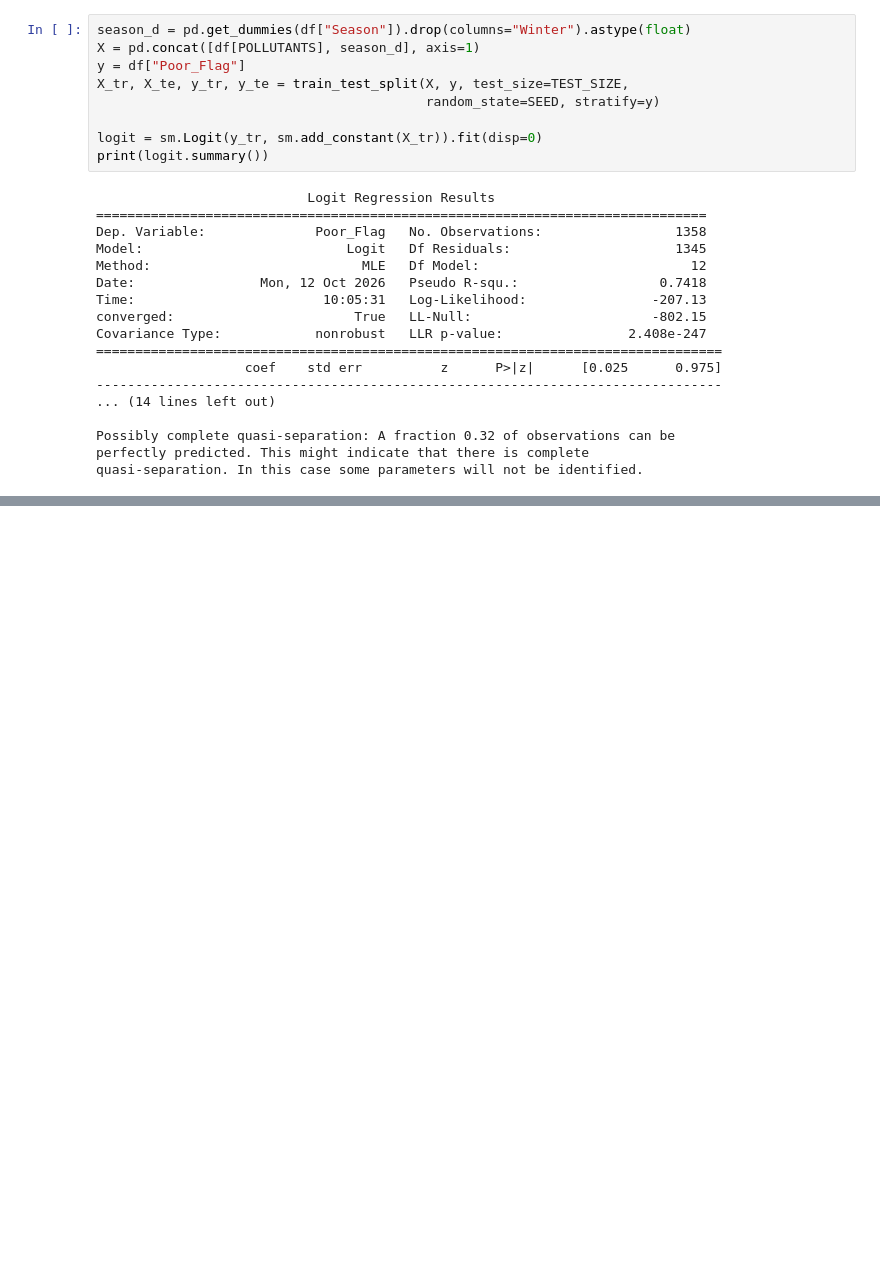
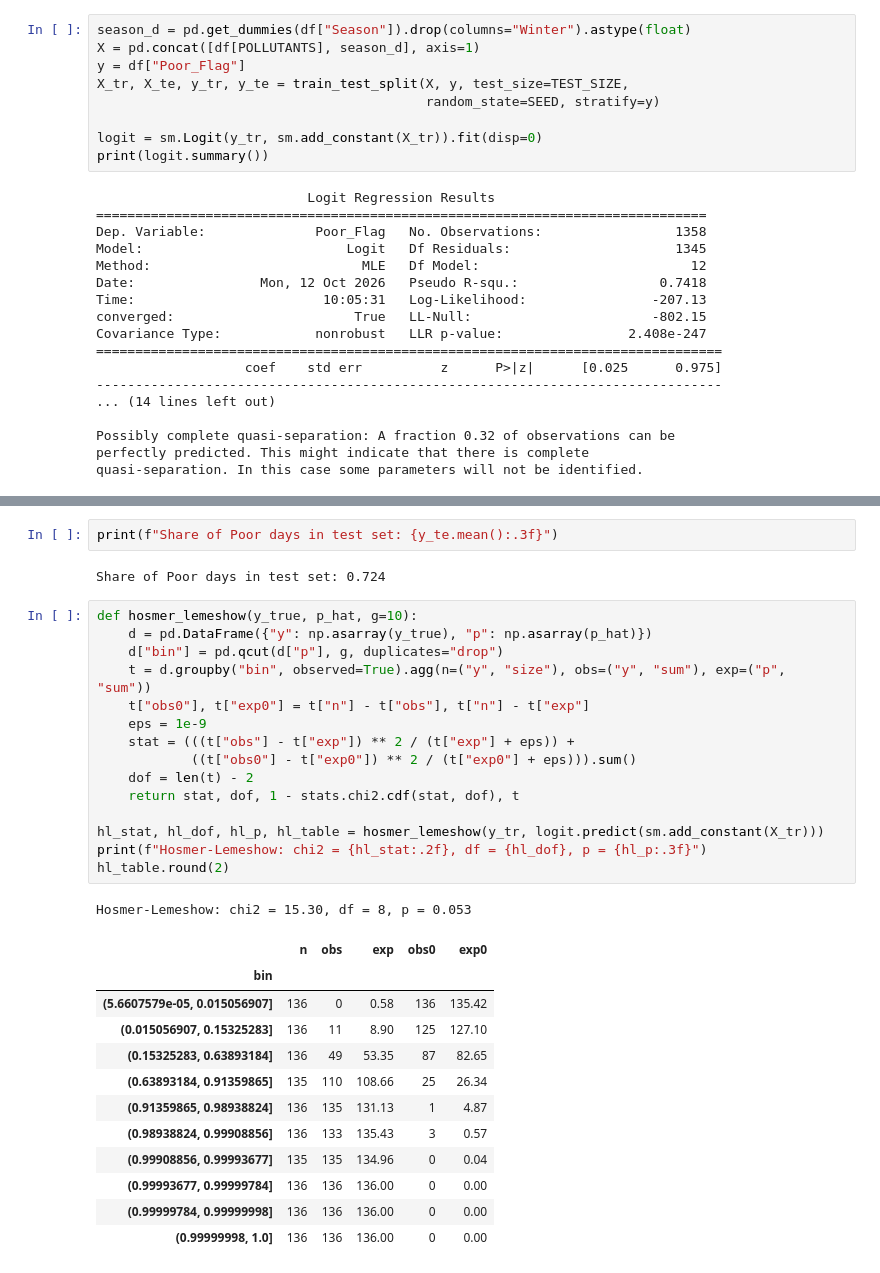
Before and after one commit to forgeth2006/aqi-predictive-analytics, a Jupyter notebook: notebooks/04_classification.ipynb, the cells around one changed output, grey strips where cells are left out. Cells and saved outputs as stored; diff of their text form; blank space fills up the shorter version.

```diff
--- a/notebooks/04_classification.ipynb
+++ b/notebooks/04_classification.ipynb
@@ -61,0 +76,33 @@ quasi-separation. In this case some parameters will not be identified.
+# %%
+print(f"Share of Poor days in test set: {y_te.mean():.3f}")
+# %% [output]
+Share of Poor days in test set: 0.724
+# %%
+def hosmer_lemeshow(y_true, p_hat, g=10):
+    d = pd.DataFrame({"y": np.asarray(y_true), "p": np.asarray(p_hat)})
+    d["bin"] = pd.qcut(d["p"], g, duplicates="drop")
+    t = d.groupby("bin", observed=True).agg(n=("y", "size"), obs=("y", "sum"), exp=("p", "sum"))
+    t["obs0"], t["exp0"] = t["n"] - t["obs"], t["n"] - t["exp"]
+    eps = 1e-9
+    stat = (((t["obs"] - t["exp"]) ** 2 / (t["exp"] + eps)) +
+            ((t["obs0"] - t["exp0"]) ** 2 / (t["exp0"] + eps))).sum()
+    dof = len(t) - 2
+    return stat, dof, 1 - stats.chi2.cdf(stat, dof), t
+
+hl_stat, hl_dof, hl_p, hl_table = hosmer_lemeshow(y_tr, logit.predict(sm.add_constant(X_tr)))
+print(f"Hosmer-Lemeshow: chi2 = {hl_stat:.2f}, df = {hl_dof}, p = {hl_p:.3f}")
+hl_table.round(2)
+# %% [output]
+Hosmer-Lemeshow: chi2 = 15.30, df = 8, p = 0.053
+|  | n | obs | exp | obs0 | exp0 |
+| bin |  |  |  |  |  |
+| (5.6607579e-05, 0.015056907] | 136 | 0 | 0.58 | 136 | 135.42 |
+| (0.015056907, 0.15325283] | 136 | 11 | 8.90 | 125 | 127.10 |
+| (0.15325283, 0.63893184] | 136 | 49 | 53.35 | 87 | 82.65 |
+| (0.63893184, 0.91359865] | 135 | 110 | 108.66 | 25 | 26.34 |
+| (0.91359865, 0.98938824] | 136 | 135 | 131.13 | 1 | 4.87 |
+| (0.98938824, 0.99908856] | 136 | 133 | 135.43 | 3 | 0.57 |
+| (0.99908856, 0.99993677] | 135 | 135 | 134.96 | 0 | 0.04 |
+| (0.99993677, 0.99999784] | 136 | 136 | 136.00 | 0 | 0.00 |
+| (0.99999784, 0.99999998] | 136 | 136 | 136.00 | 0 | 0.00 |
+| (0.99999998, 1.0] | 136 | 136 | 136.00 | 0 | 0.00 |
```
Also changed, not shown: parts of 4 cells of this notebook.
